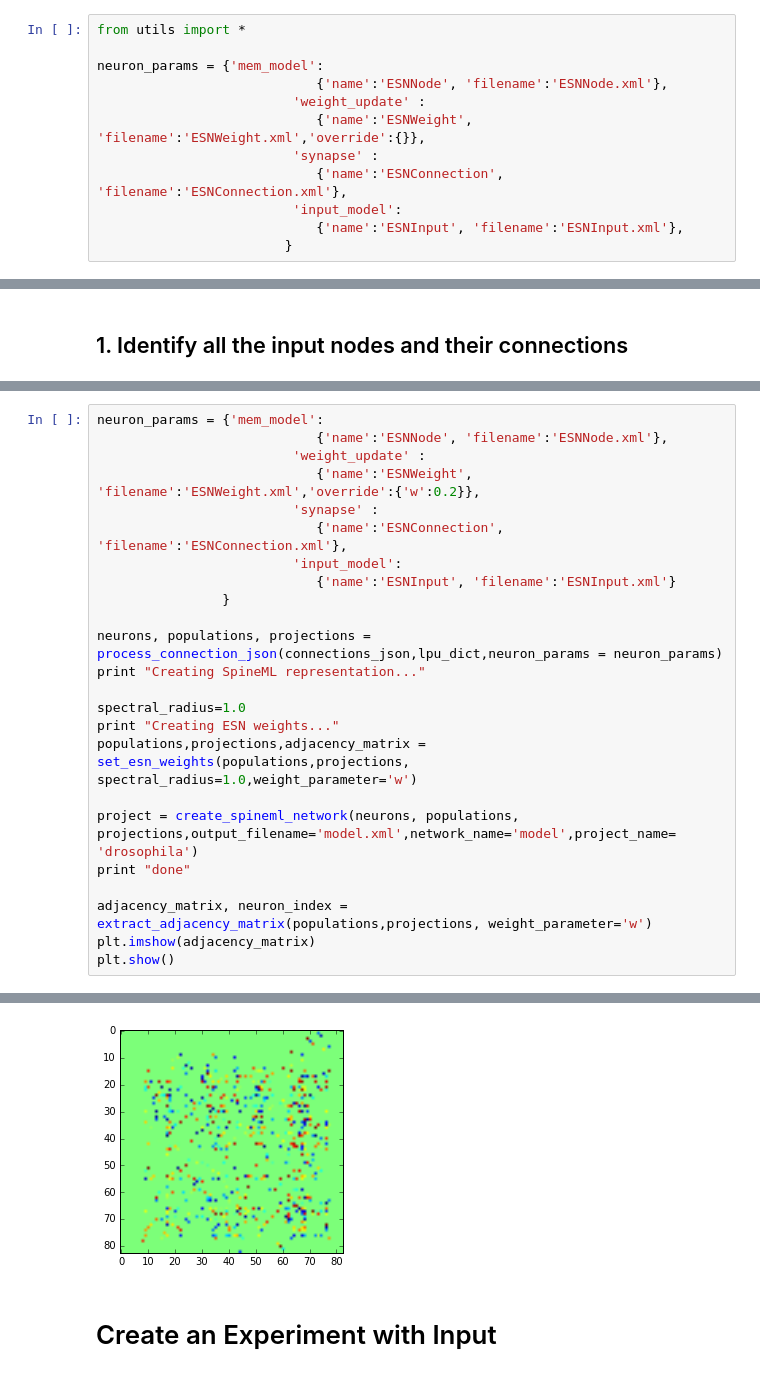
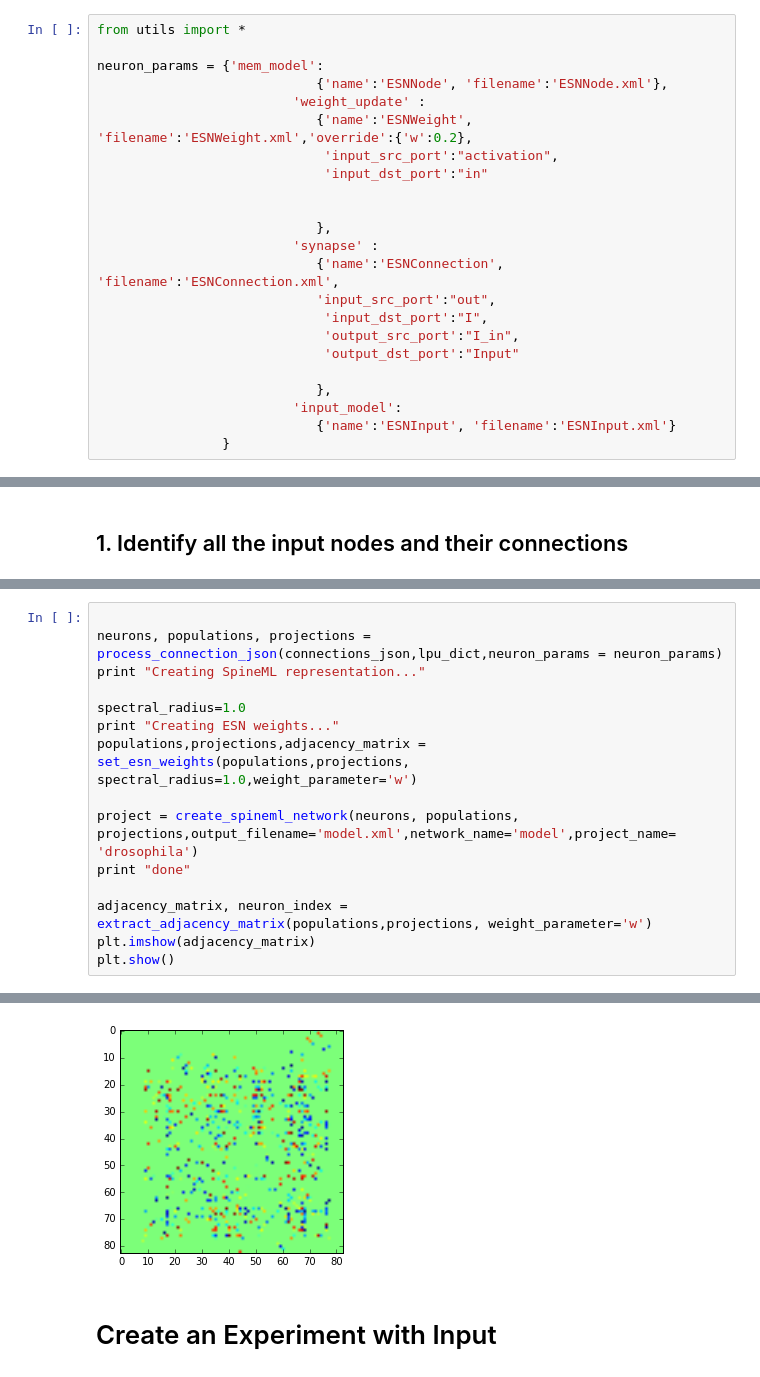
Before and after one commit to AdamRTomkins/libSpineML, a Jupyter notebook: libSpineML/examples/create_esn/UDLR_esn.ipynb, the cells around one changed output, grey strips where cells are left out. Saved outputs shown, nothing was run; the diff lists cells and outputs as text.

```diff
--- a/libSpineML/examples/create_esn/UDLR_esn.ipynb
+++ b/libSpineML/examples/create_esn/UDLR_esn.ipynb
@@ -41,12 +41,23 @@ from utils import *
 neuron_params = {'mem_model':
                             {'name':'ESNNode', 'filename':'ESNNode.xml'},
                          'weight_update' :
-                            {'name':'ESNWeight', 'filename':'ESNWeight.xml','override':{}},
+                            {'name':'ESNWeight', 'filename':'ESNWeight.xml','override':{'w':0.2},
+                             'input_src_port':"activation",
+                             'input_dst_port':"in"
+
+
+                            },
                          'synapse' :
-                            {'name':'ESNConnection', 'filename':'ESNConnection.xml'},
+                            {'name':'ESNConnection', 'filename':'ESNConnection.xml',
+                            'input_src_port':"out",
+                             'input_dst_port':"I",
+                             'output_src_port':"I_in",
+                             'output_dst_port':"Input"
+
+                            },
                          'input_model':
-                            {'name':'ESNInput', 'filename':'ESNInput.xml'},
-                        }
+                            {'name':'ESNInput', 'filename':'ESNInput.xml'}
+                }
 # %%
 trial_length = 100
 path_start = 0.3
@@ -156,49 +164,40 @@ for c in cartridges:
             if post not in connections_json['edges'][pre]: connections_json['edges'][pre][post] ={}
             connections_json['edges'][pre][post] = {u'inferred': 0, u'synapses': 1}
 # %%
-neuron_params = {'mem_model':
-                            {'name':'ESNNode', 'filename':'ESNNode.xml'},
-                         'weight_update' :
-                            {'name':'ESNWeight', 'filename':'ESNWeight.xml','override':{'w':0.2}},
-                         'synapse' :
-                            {'name':'ESNConnection', 'filename':'ESNConnection.xml'},
-                         'input_model':
-                            {'name':'ESNInput', 'filename':'ESNInput.xml'}
-                }
 
 neurons, populations, projections = process_connection_json(connections_json,lpu_dict,neuron_params = neuron_params)
 print "Creating SpineML representation..."
 
 spectral_radius=1.0
 print "Creating ESN weights..."
 populations,projections,adjacency_matrix = set_esn_weights(populations,projections, spectral_radius=1.0,weight_parameter='w')
 
 project = create_spineml_network(neurons, populations,
 projections,output_filename='model.xml',network_name='model',project_name= 'drosophila')
 print "done"
 
 adjacency_matrix, neuron_index = extract_adjacency_matrix(populations,projections, weight_parameter='w')
 plt.imshow(adjacency_matrix)
 plt.show()
 # %% [output]
  Adding Input Node: Input_R
  Adding Input Node: Input_D
  Adding Input Node: Input_E
  Adding Input Node: Input_B
  Adding Input Node: Input_C
  Adding Input Node: Input_A
  Adding Input Node: Input_L
  Adding Input Node: Input_J
  Adding Input Node: Input_K
  Adding Input Node: Input_P
  Adding Input Node: Input_Q
  Adding Input Node: Input_F
  Adding Input Node: Input_home
 Creating SpineML representation...
 Creating ESN weights...
 WARNING: This resets all connection weights, including input weights
 done
-[figure, old version]
+[figure, new version]
 # %% [markdown]
 # Create an Experiment with Input
 # %%
```
Also changed, not shown: parts of 6 cells of this notebook, 8 other files.
